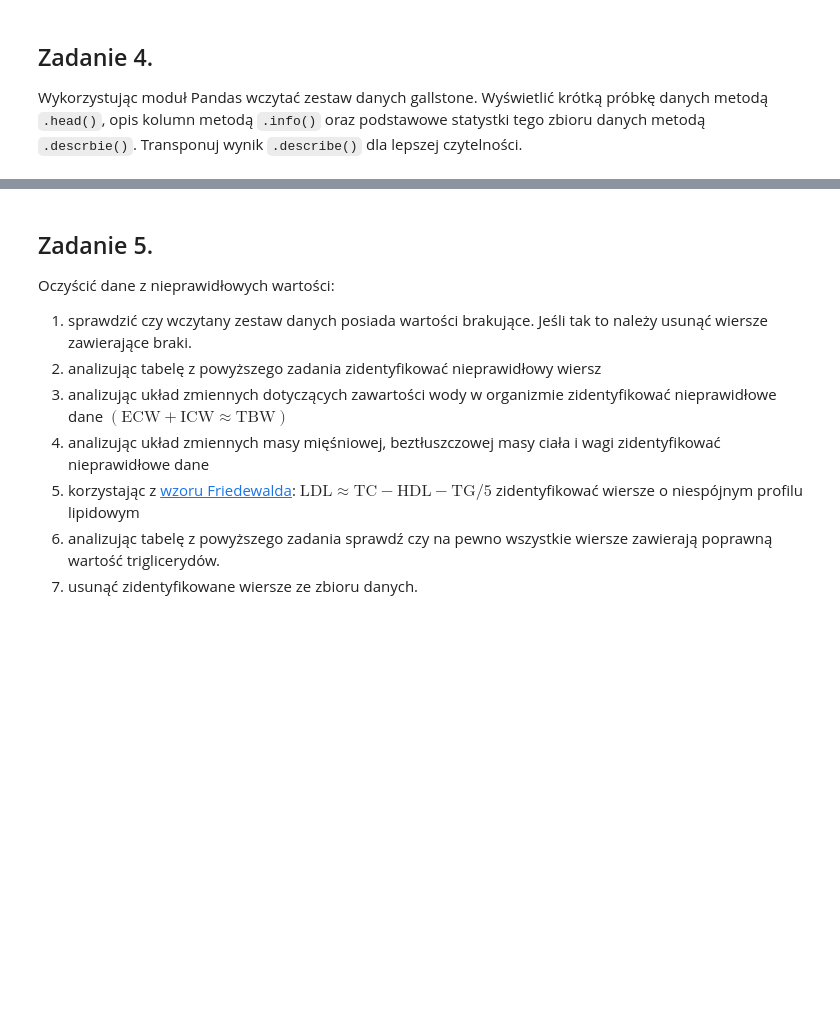
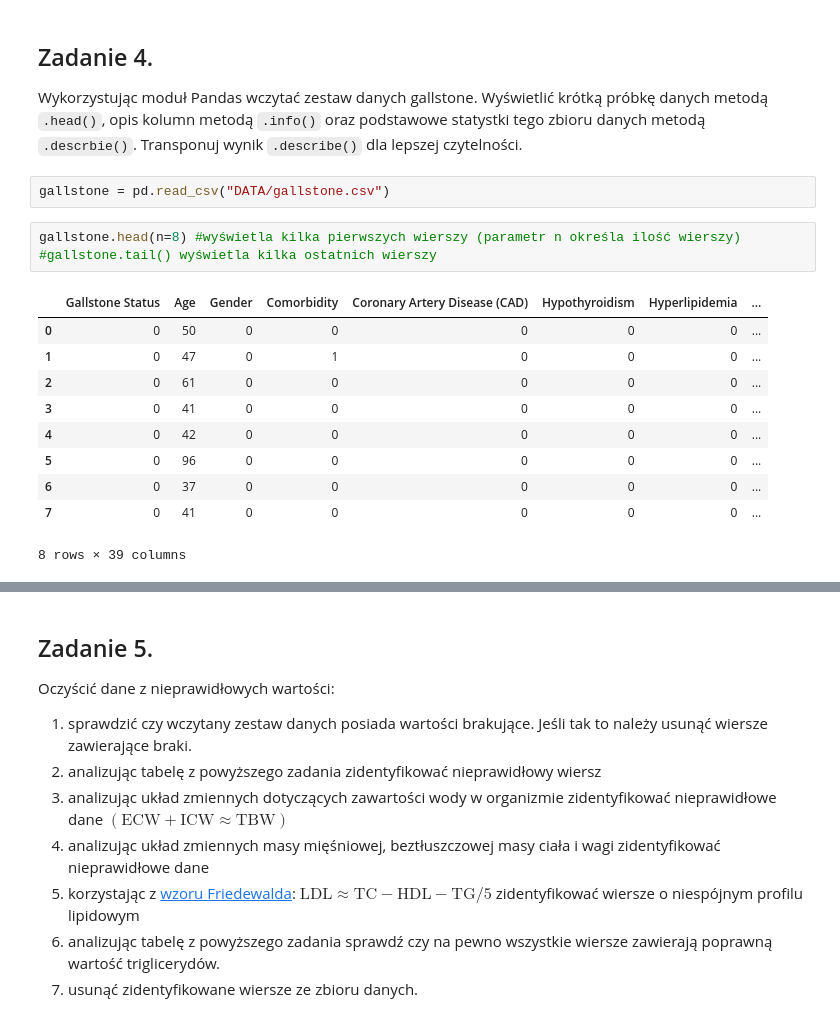
Before and after one commit to ligusoliwia/podstawy_programowania, a Jupyter notebook: biblioteki python/cwiczenia_1.ipynb, the cells around one changed output, grey strips where cells are left out. Saved outputs shown, nothing was run; the diff lists cells and outputs as text; blank space fills up the shorter version.

```diff
--- a/biblioteki python/cwiczenia_1.ipynb
+++ b/biblioteki python/cwiczenia_1.ipynb
@@ -60,3 +60,19 @@ pd.__version__
 ## Zadanie 4.
 
 Wykorzystując moduł Pandas wczytać zestaw danych gallstone. Wyświetlić krótką próbkę danych metodą `.head()`, opis kolumn metodą `.info()` oraz podstawowe statystki tego zbioru danych metodą `.descrbie()`. Transponuj wynik `.describe()` dla lepszej czytelności.
+# %%
+gallstone = pd.read_csv("DATA/gallstone.csv")
+# %%
+gallstone.head(n=8) #wyświetla kilka pierwszych wierszy (parametr n określa ilość wierszy)
+#gallstone.tail() wyświetla kilka ostatnich wierszy
+# %% [output]
+|  | Gallstone Status | Age | Gender | Comorbidity | Coronary Artery Disease (CAD) | Hypothyroidism | Hyperlipidemia | ... |
+| 0 | 0 | 50 | 0 | 0 | 0 | 0 | 0 | ... |
+| 1 | 0 | 47 | 0 | 1 | 0 | 0 | 0 | ... |
+| 2 | 0 | 61 | 0 | 0 | 0 | 0 | 0 | ... |
+| 3 | 0 | 41 | 0 | 0 | 0 | 0 | 0 | ... |
+| 4 | 0 | 42 | 0 | 0 | 0 | 0 | 0 | ... |
+| 5 | 0 | 96 | 0 | 0 | 0 | 0 | 0 | ... |
+| 6 | 0 | 37 | 0 | 0 | 0 | 0 | 0 | ... |
+| 7 | 0 | 41 | 0 | 0 | 0 | 0 | 0 | ... |
+8 rows × 39 columns
```
Also changed, not shown: parts of 9 cells of this notebook.
